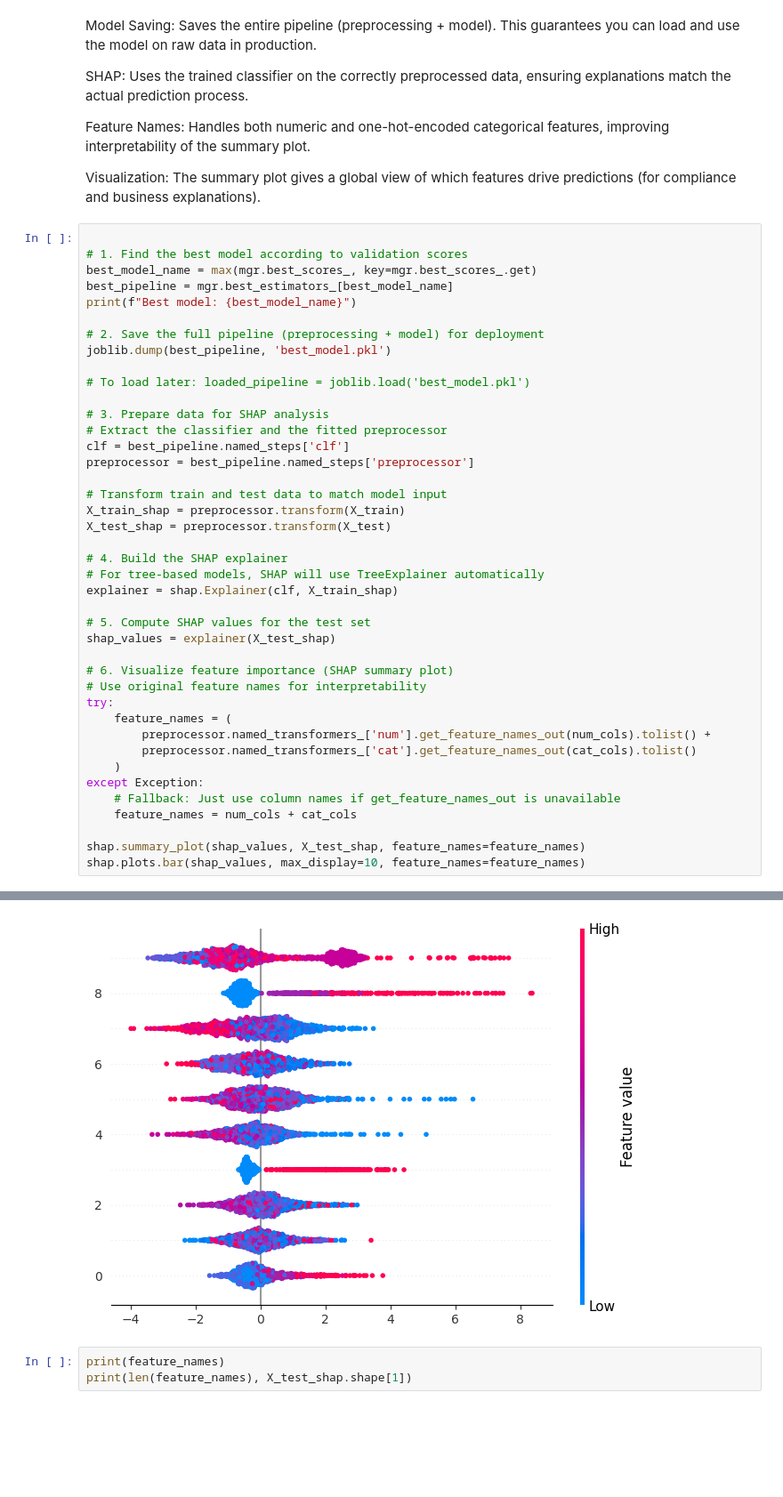
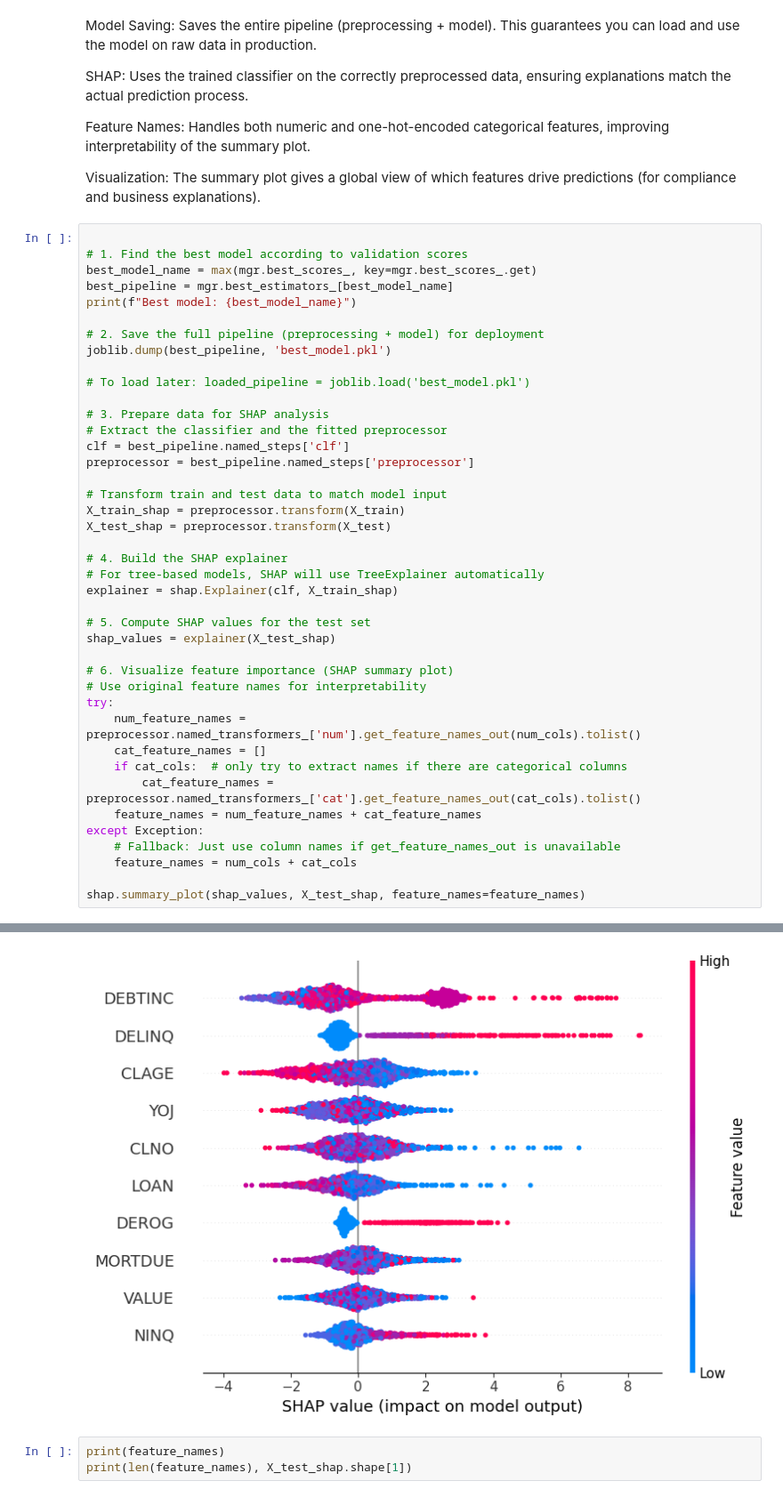
Before and after one commit to zuzann18/Loan_default, a Jupyter notebook: Applied_Data_Science_Loan_Default_Zuzanna_Walus.ipynb, the cells around one changed output, grey strips where cells are left out. Shown at 89% size. Saved outputs shown, nothing was run; the diff lists cells and outputs as text; blank space fills up the shorter version.

```diff
--- a/Applied_Data_Science_Loan_Default_Zuzanna_Walus.ipynb
+++ b/Applied_Data_Science_Loan_Default_Zuzanna_Walus.ipynb
@@ -1597,15 +1597,15 @@ shap_values = explainer(X_test_shap)
 # 6. Visualize feature importance (SHAP summary plot)
 # Use original feature names for interpretability
 try:
-    feature_names = (
-        preprocessor.named_transformers_['num'].get_feature_names_out(num_cols).tolist() +
-        preprocessor.named_transformers_['cat'].get_feature_names_out(cat_cols).tolist()
-    )
+    num_feature_names = preprocessor.named_transformers_['num'].get_feature_names_out(num_cols).tolist()
+    cat_feature_names = []
+    if cat_cols:  # only try to extract names if there are categorical columns
+        cat_feature_names = preprocessor.named_transformers_['cat'].get_feature_names_out(cat_cols).tolist()
+    feature_names = num_feature_names + cat_feature_names
 except Exception:
     # Fallback: Just use column names if get_feature_names_out is unavailable
     feature_names = num_cols + cat_cols
 
 shap.summary_plot(shap_values, X_test_shap, feature_names=feature_names)
-shap.plots.bar(shap_values, max_display=10, feature_names=feature_names)
 # %% [output]
 Best model: XGBoost
@@ -1613,4 +1612,4 @@ IndexError: list index out of range
-[figure, old version]
+[figure, new version]
 # %%
 print(feature_names)
 print(len(feature_names), X_test_shap.shape[1])
```
Also changed, not shown: parts of 3 cells of this notebook.
